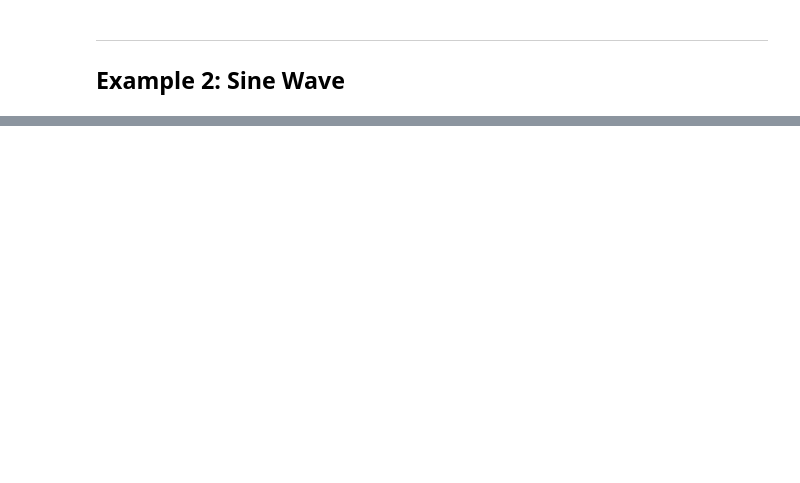
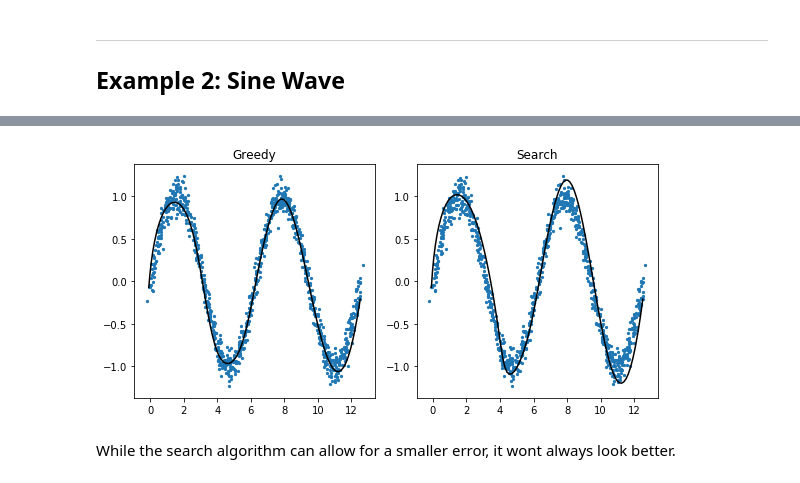
Before and after one commit to artusoma/prinPy, a Jupyter notebook: prinPy quickstart.ipynb, the cells around one changed output, grey strips where cells are left out. Saved outputs shown, nothing was run; the diff lists cells and outputs as text; code cells hidden in the pictures; blank space fills up the shorter version.

```diff
--- a/prinPy quickstart.ipynb
+++ b/prinPy quickstart.ipynb
@@ -121,10 +121,10 @@ plt.scatter(x_sine, y_sine, s = 5)
 # %%
 start1 = timeit.default_timer()
-greedy.fit(x_sine, y_sine, e_max = .02)
+greedy.fit(x_sine, y_sine, e_max = .2)
 stop1 = timeit.default_timer()
 
 start2 = timeit.default_timer()
-search.fit(x_sine, y_sine, e_max = .02)
+search.fit(x_sine, y_sine, e_max = .1)
 stop2 = timeit.default_timer()
 
 print("Greedy alg took %f seconds" % (stop1 - start1))
@@ -133,0 +135,13 @@ TypeError: 'numpy.ndarray' object is not callable
+# %%
+fig, ax = plt.subplots(1,2, figsize = (8,4))
+greedy.plot(ax[0])
+search.plot(ax[1])
+for ax_ in ax:
+    ax_.scatter(x_sine, y_sine, s = 5)
+
+ax[0].set_title('Greedy'); ax[1].set_title("Search")
+plt.tight_layout()
+# %% [output]
+[figure, added]
+# %% [markdown]
+While the search algorithm can allow for a smaller error, it wont always look better.
```
Also changed, not shown: parts of 9 cells of this notebook.
